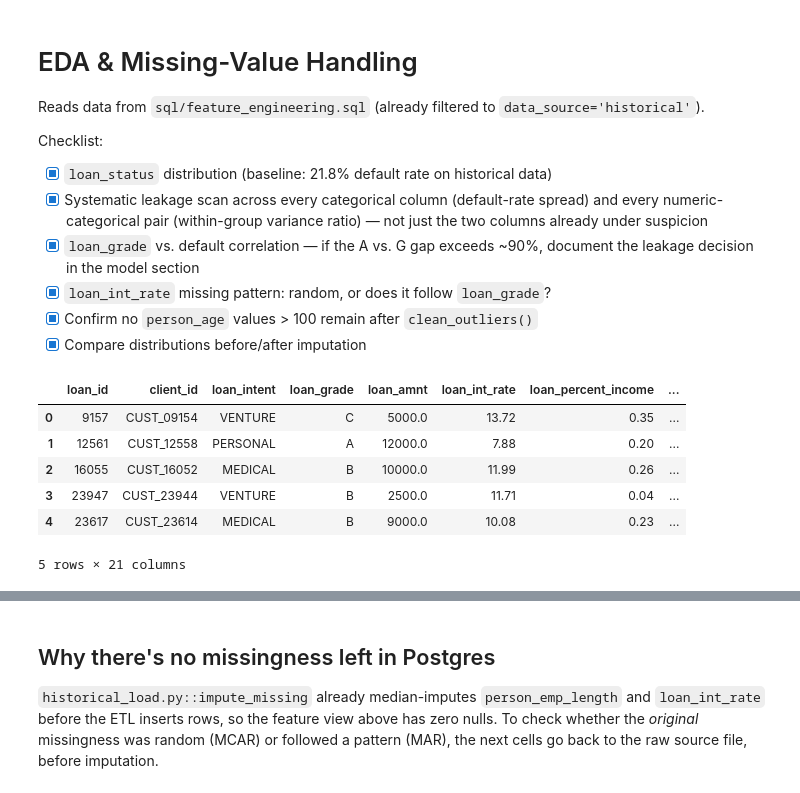
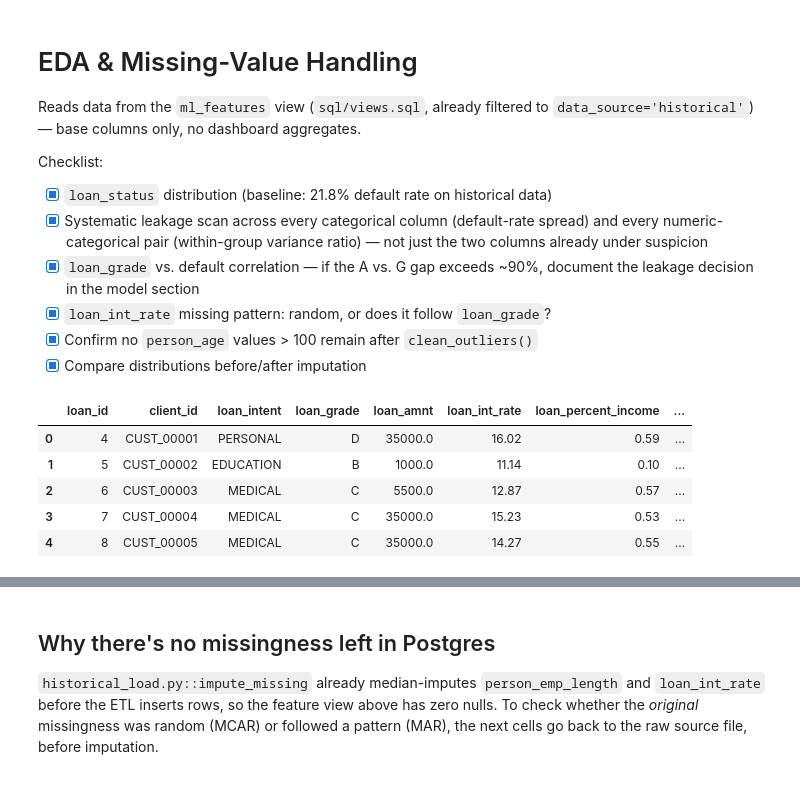
Before and after one commit to CaoThien1402/credit-risk-pipeline, a Jupyter notebook: notebooks/01_eda.ipynb, the cells around one changed output, grey strips where cells are left out. Drawn from its saved outputs; the diff is of its cells as text; code cells hidden in the pictures.

```diff
--- a/notebooks/01_eda.ipynb
+++ b/notebooks/01_eda.ipynb
@@ -1,7 +1,8 @@
 # %% [markdown]
 # EDA & Missing-Value Handling
 
-Reads data from `sql/feature_engineering.sql` (already filtered to `data_source='historical'`).
+Reads data from the `ml_features` view (`sql/views.sql`, already filtered to
+`data_source='historical'`) — base columns only, no dashboard aggregates.
 
 Checklist:
 - [x] `loan_status` distribution (baseline: 21.8% default rate on historical data)
@@ -15,23 +16,20 @@ Checklist:
 # %%
 import pandas as pd
 from sqlalchemy import text
 import sys
 sys.path.insert(0, '../etl')
 from config import get_engine
 
 engine = get_engine()
-with open('../sql/feature_engineering.sql') as f:
-    query = f.read()
-df = pd.read_sql(text(query), engine)
+df = pd.read_sql(text("SELECT * FROM ml_features"), engine)
 df.head()
 # %% [output]
 |  | loan_id | client_id | loan_intent | loan_grade | loan_amnt | loan_int_rate | loan_percent_income | ... |
-| 0 | 9157 | CUST_09154 | VENTURE | C | 5000.0 | 13.72 | 0.35 | ... |
-| 1 | 12561 | CUST_12558 | PERSONAL | A | 12000.0 | 7.88 | 0.20 | ... |
-| 2 | 16055 | CUST_16052 | MEDICAL | B | 10000.0 | 11.99 | 0.26 | ... |
-| 3 | 23947 | CUST_23944 | VENTURE | B | 2500.0 | 11.71 | 0.04 | ... |
-| 4 | 23617 | CUST_23614 | MEDICAL | B | 9000.0 | 10.08 | 0.23 | ... |
+| 0 | 4 | CUST_00001 | PERSONAL | D | 35000.0 | 16.02 | 0.59 | ... |
+| 1 | 5 | CUST_00002 | EDUCATION | B | 1000.0 | 11.14 | 0.10 | ... |
+| 2 | 6 | CUST_00003 | MEDICAL | C | 5500.0 | 12.87 | 0.57 | ... |
+| 3 | 7 | CUST_00004 | MEDICAL | C | 35000.0 | 15.23 | 0.53 | ... |
+| 4 | 8 | CUST_00005 | MEDICAL | C | 35000.0 | 14.27 | 0.55 | ... |
-5 rows × 21 columns
 # %%
 print("Rows, columns:", df.shape)
 print("\nDtypes:\n", df.dtypes)
```
Also changed, not shown: parts of 1 cell of this notebook, 7 other files.
